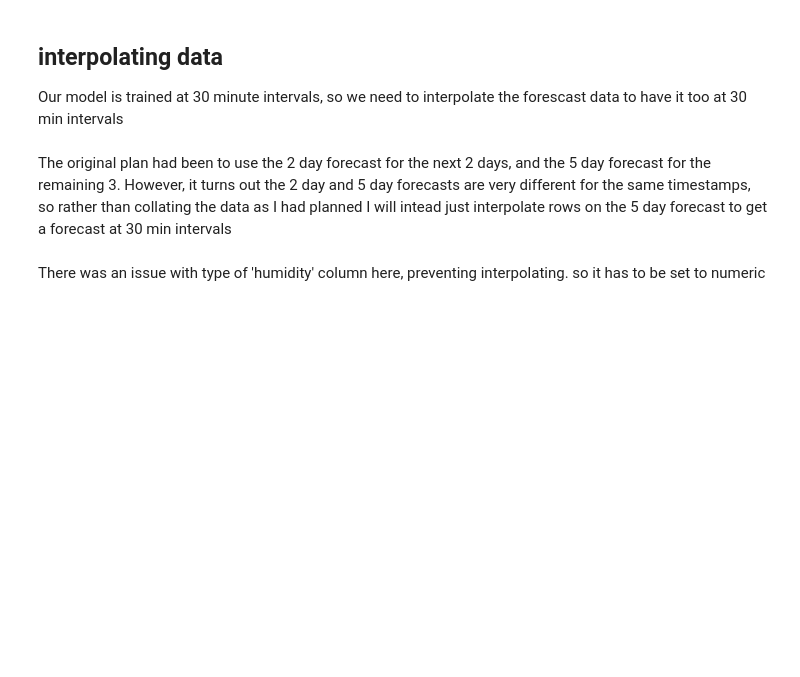
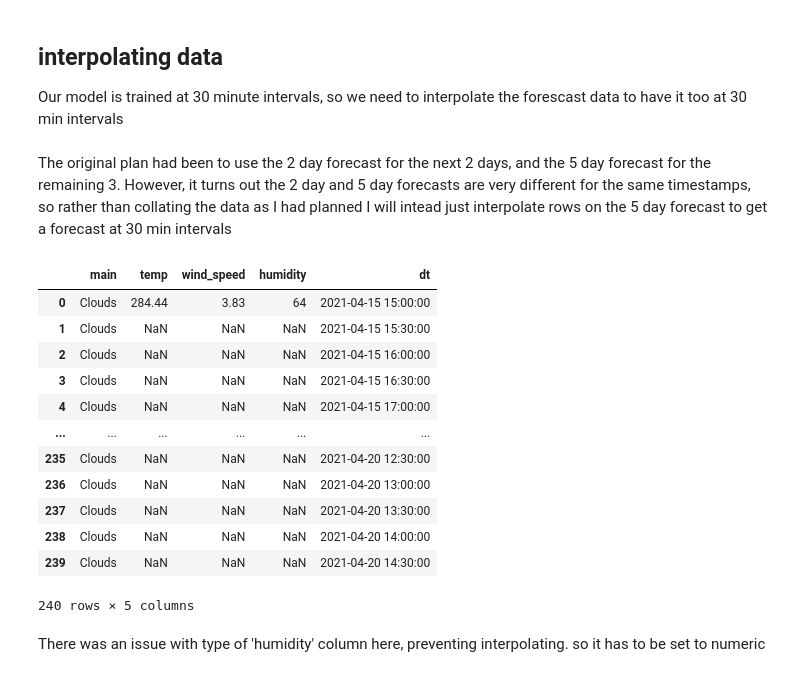
Before and after one commit to Henryjalewis/dublinbikes, a Jupyter notebook: weatherForecast.ipynb, the cells around one changed output. Drawn from its saved outputs; the diff is of its cells as text; code cells hidden in the pictures; blank space fills up the shorter version.

```diff
--- a/weatherForecast.ipynb
+++ b/weatherForecast.ipynb
@@ -64,4 +84,20 @@ for index, row in fiveDayForecast.iterrows():
         thirtyMinuteDF = thirtyMinuteDF.append(df, ignore_index=True)
+# %%
+thirtyMinuteDF
+# %% [output]
+|  | main | temp | wind_speed | humidity | dt |
+| 0 | Clouds | 284.44 | 3.83 | 64 | 2021-04-15 15:00:00 |
+| 1 | Clouds | NaN | NaN | NaN | 2021-04-15 15:30:00 |
+| 2 | Clouds | NaN | NaN | NaN | 2021-04-15 16:00:00 |
+| 3 | Clouds | NaN | NaN | NaN | 2021-04-15 16:30:00 |
+| 4 | Clouds | NaN | NaN | NaN | 2021-04-15 17:00:00 |
+| ... | ... | ... | ... | ... | ... |
+| 235 | Clouds | NaN | NaN | NaN | 2021-04-20 12:30:00 |
+| 236 | Clouds | NaN | NaN | NaN | 2021-04-20 13:00:00 |
+| 237 | Clouds | NaN | NaN | NaN | 2021-04-20 13:30:00 |
+| 238 | Clouds | NaN | NaN | NaN | 2021-04-20 14:00:00 |
+| 239 | Clouds | NaN | NaN | NaN | 2021-04-20 14:30:00 |
+240 rows × 5 columns
 # %% [markdown]
 There was an issue with type of 'humidity' column here, preventing interpolating. so it has to be set to numeric
 # %%
```
Also changed, not shown: parts of 9 cells of this notebook, 2 other files.
